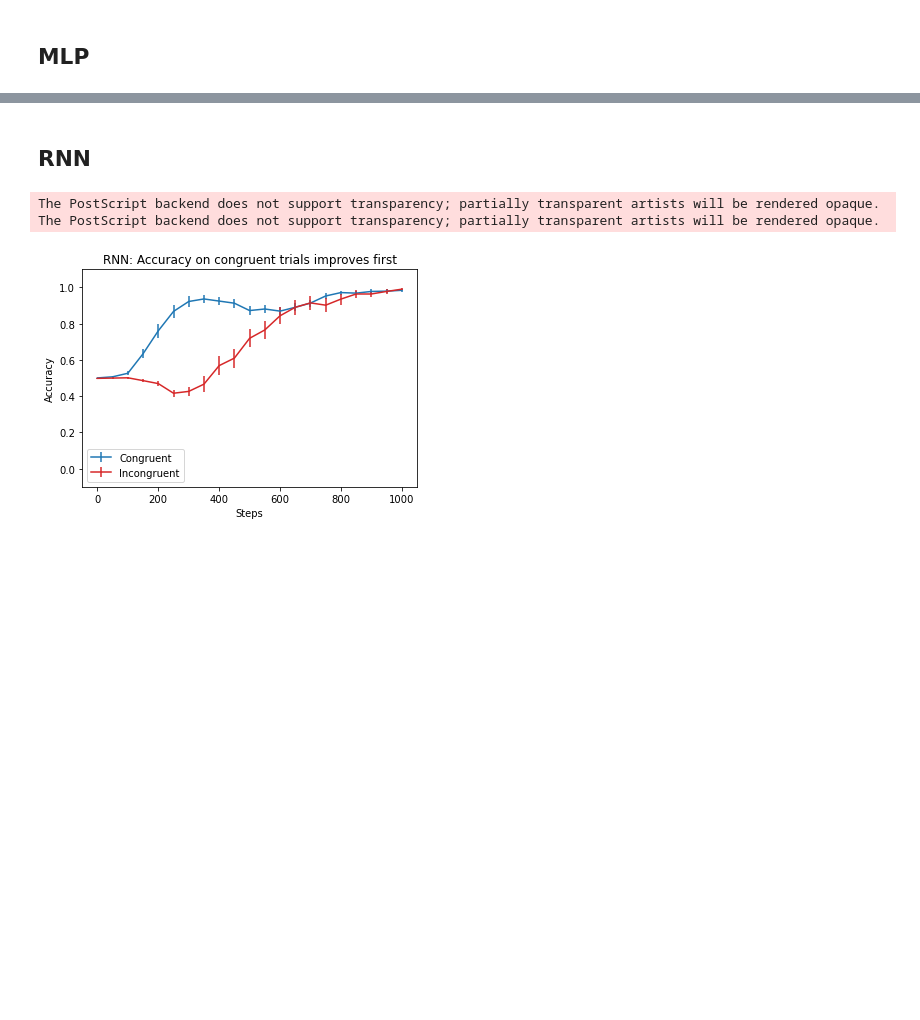
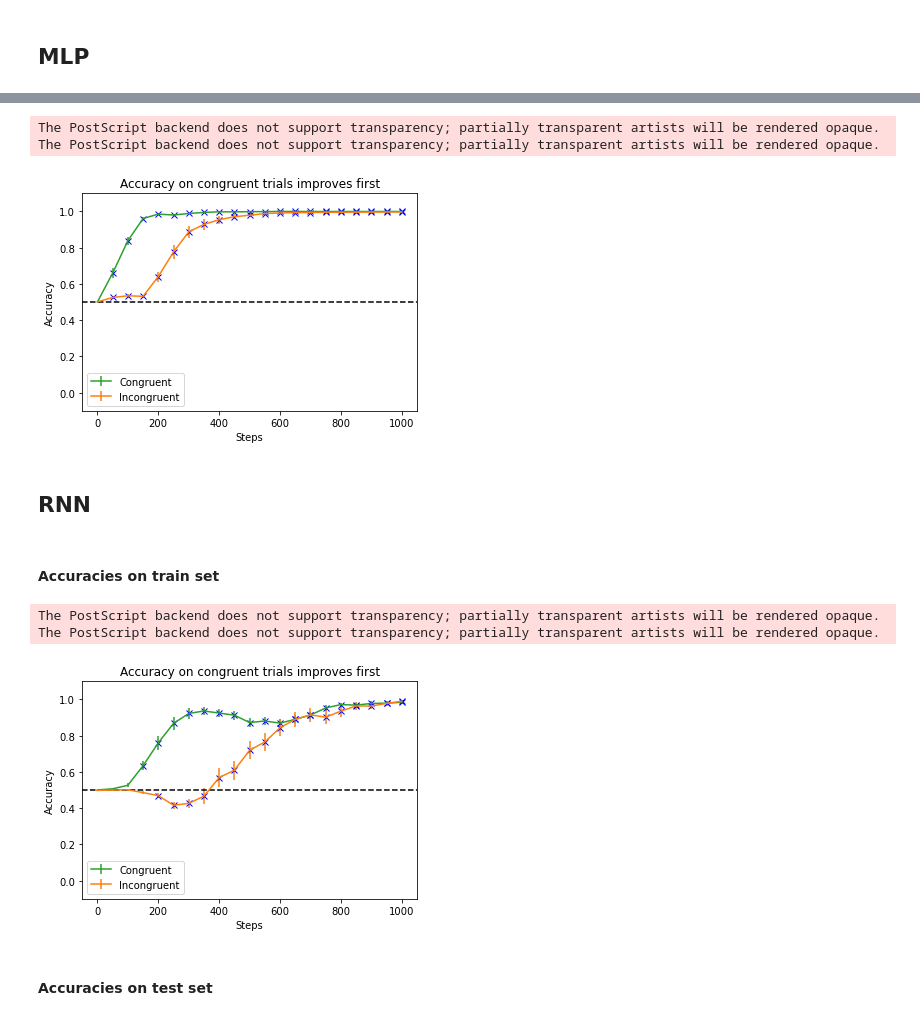
Before and after one commit to jlrussin/warped-map, a Jupyter notebook: notebooks/cong_incong_acc.ipynb, the cells around one changed output, grey strips where cells are left out. Drawn from its saved outputs; the diff is of its cells as text; code cells hidden in the pictures; blank space fills up the shorter version.

```diff
--- a/notebooks/cong_incong_acc.ipynb
+++ b/notebooks/cong_incong_acc.ipynb
@@ -70,5 +151,22 @@ The PostScript backend does not support transparency; partially transparent arti
+# %%
+results_fn = 'mlp.P'
+accs_type = 'analyze_accs'
+analyze_every = 50
+title = "MLP"
+save_fn = '../../figures/mlp_cong_incong_acc_all.eps'
+# %%
+cong_accs, incong_accs = load_results(results_fn, accs_type)
+cong_p = get_significance(cong_accs, accs_type)
+incong_p = get_significance(incong_accs, accs_type)
+plot_accuracy(cong_accs, incong_accs, cong_p, incong_p, analyze_every, title, save_fn)
+# %% [output]
+The PostScript backend does not support transparency; partially transparent artists will be rendered opaque.
+The PostScript backend does not support transparency; partially transparent artists will be rendered opaque.
+[figure, added]
 # %% [markdown]
 ## RNN
+# %% [markdown]
+#### Accuracies on train set
 # %%
 results_fn = 'rnn.P'
 analyze_every = 50
@@ -77,7 +176,11 @@ save_fn = '../../figures/rnn_cong_incong_acc.eps'
 # %%
-cong_accs, incong_accs = load_results(results_fn)
-plot_accuracy(cong_accs, incong_accs, analyze_every, title, save_fn)
+cong_accs, incong_accs = load_results(results_fn, accs_type)
+cong_p = get_significance(cong_accs, accs_type)
+incong_p = get_significance(incong_accs, accs_type)
+plot_accuracy(cong_accs, incong_accs, cong_p, incong_p, analyze_every, title, save_fn)
 # %% [output]
 The PostScript backend does not support transparency; partially transparent artists will be rendered opaque.
 The PostScript backend does not support transparency; partially transparent artists will be rendered opaque.
-[figure, old version]
+[figure, new version]
+# %% [markdown]
+#### Accuracies on test set
```
Also changed, not shown: parts of 28 cells of this notebook, 3 other files.
